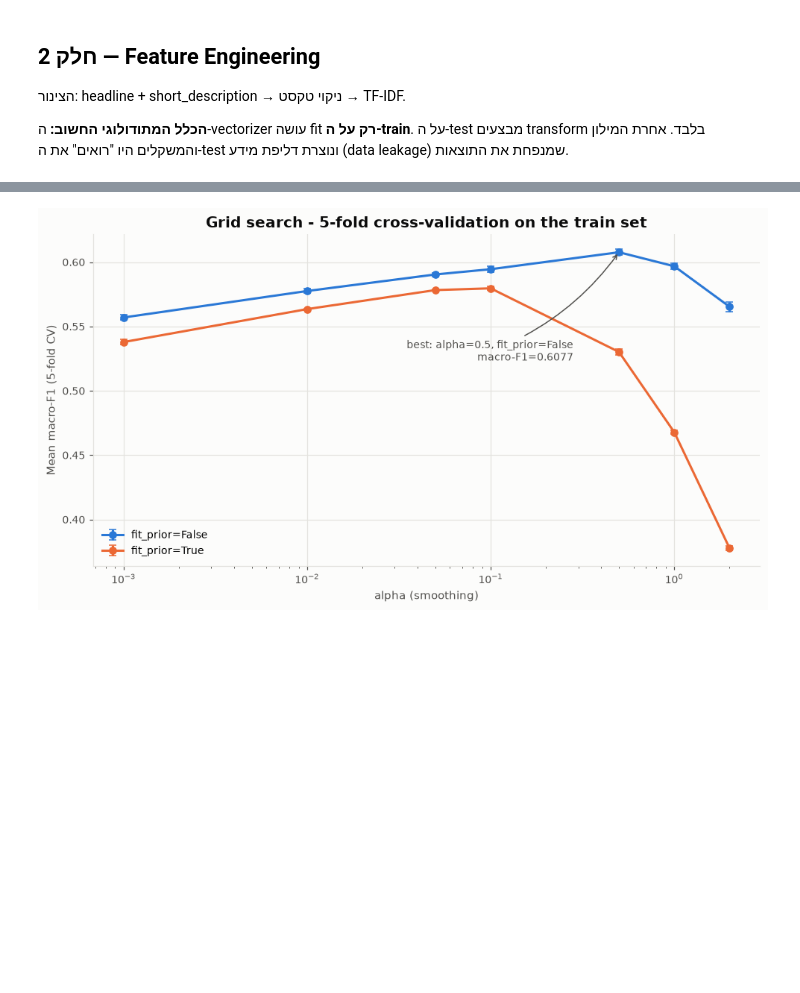
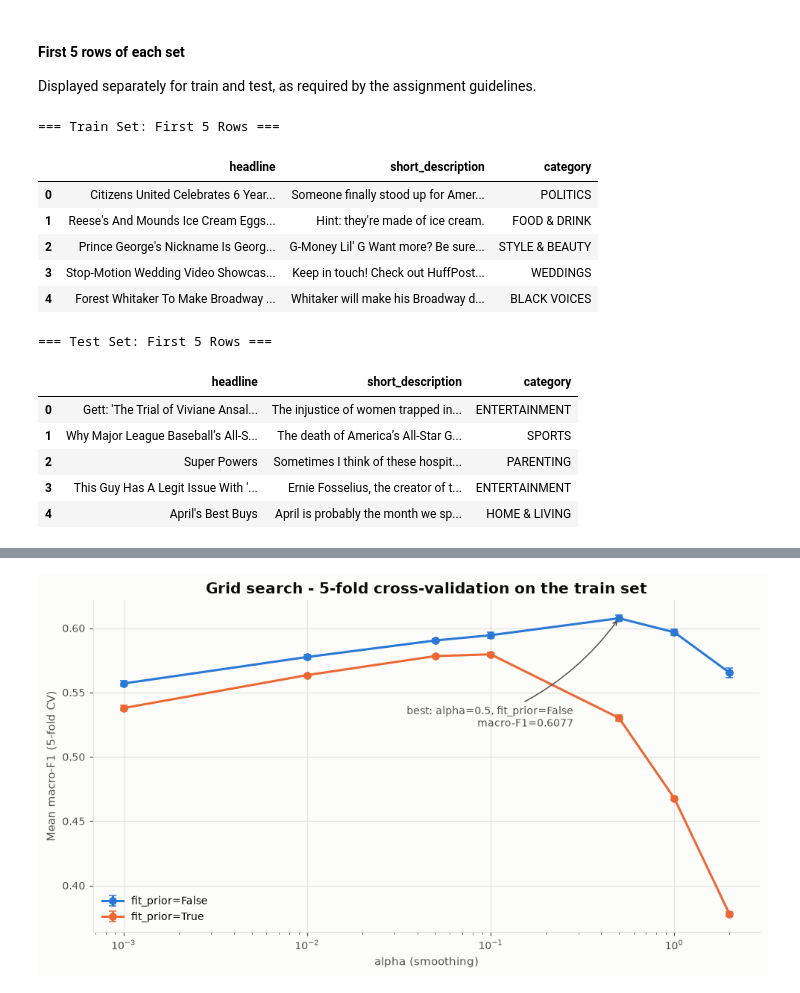
Before and after one commit to ZoeyA11/news-category-classifier, a Jupyter notebook: analysis.ipynb, the cells around one changed output, grey strips where cells are left out. Drawn from its saved outputs; the diff is of its cells as text; code cells hidden in the pictures; blank space fills up the shorter version.

```diff
--- a/analysis.ipynb
+++ b/analysis.ipynb
@@ -144,8 +216,22 @@ train_df, test_df = split_train_test(df)
-# %% [markdown]
-## חלק 2 — Feature Engineering
-
-הצינור: headline + short_description → ניקוי טקסט → TF-IDF.
-
-**הכלל המתודולוגי החשוב:** ה-vectorizer עושה fit **רק על ה-train**.
-על ה-test מבצעים transform בלבד. אחרת המילון והמשקלים היו "רואים"
-את ה-test ונוצרת דליפת מידע (data leakage) שמנפחת את התוצאות.
+# %% [markdown]
+#### First 5 rows of each set
+
+Displayed separately for train and test, as required by the assignment
+guidelines.
+# %%
+show_split_samples(train_df, test_df, n=5)
+# %% [output]
+=== Train Set: First 5 Rows ===
+|  | headline | short_description | category |
+| 0 | Citizens United Celebrates 6 Year... | Someone finally stood up for Amer... | POLITICS |
+| 1 | Reese's And Mounds Ice Cream Eggs... | Hint: they're made of ice cream. | FOOD & DRINK |
+| 2 | Prince George's Nickname Is Georg... | G-Money Lil' G Want more? Be sure... | STYLE & BEAUTY |
+| 3 | Stop-Motion Wedding Video Showcas... | Keep in touch! Check out HuffPost... | WEDDINGS |
+| 4 | Forest Whitaker To Make Broadway ... | Whitaker will make his Broadway d... | BLACK VOICES |
+=== Test Set: First 5 Rows ===
+|  | headline | short_description | category |
+| 0 | Gett: 'The Trial of Viviane Ansal... | The injustice of women trapped in... | ENTERTAINMENT |
+| 1 | Why Major League Baseball’s All-S... | The death of America’s All-Star G... | SPORTS |
+| 2 | Super Powers | Sometimes I think of these hospit... | PARENTING |
+| 3 | This Guy Has A Legit Issue With '... | Ernie Fosselius, the creator of t... | ENTERTAINMENT |
+| 4 | April's Best Buys | April is probably the month we sp... | HOME & LIVING |
```
Also changed, not shown: parts of 81 cells of this notebook.
